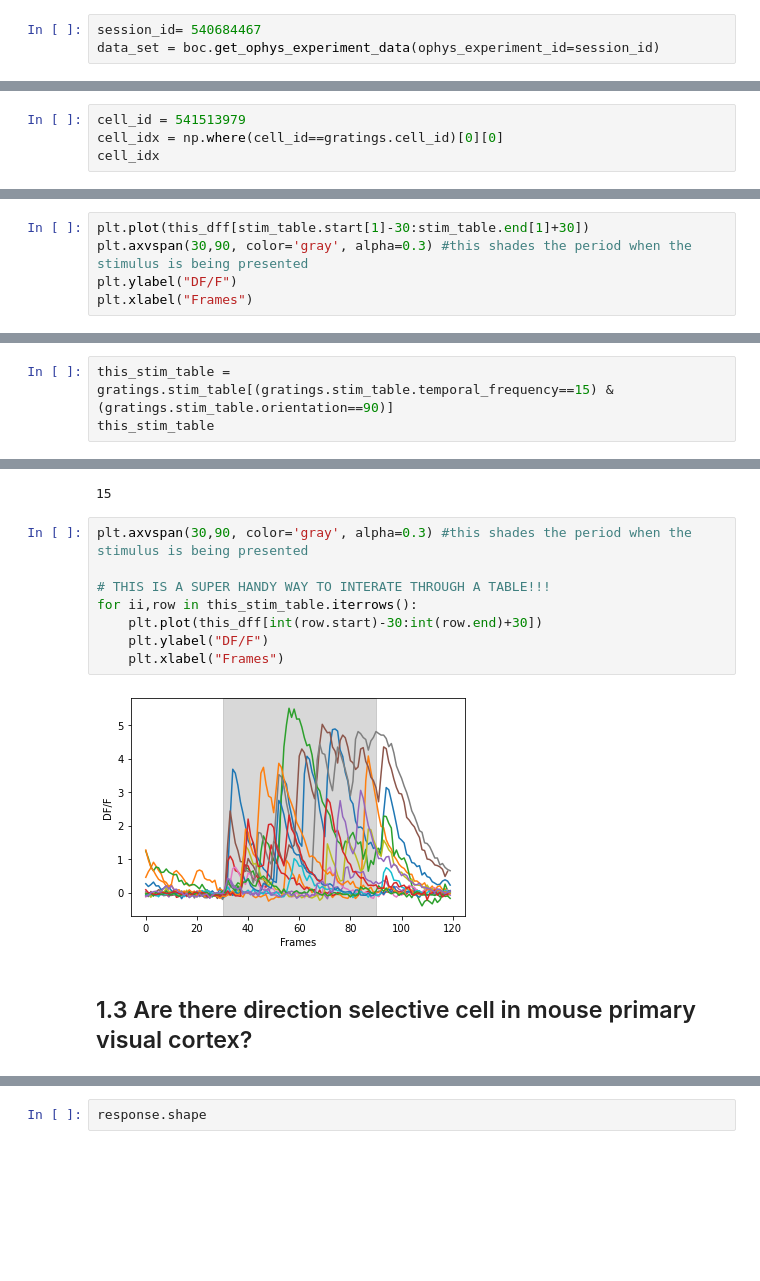
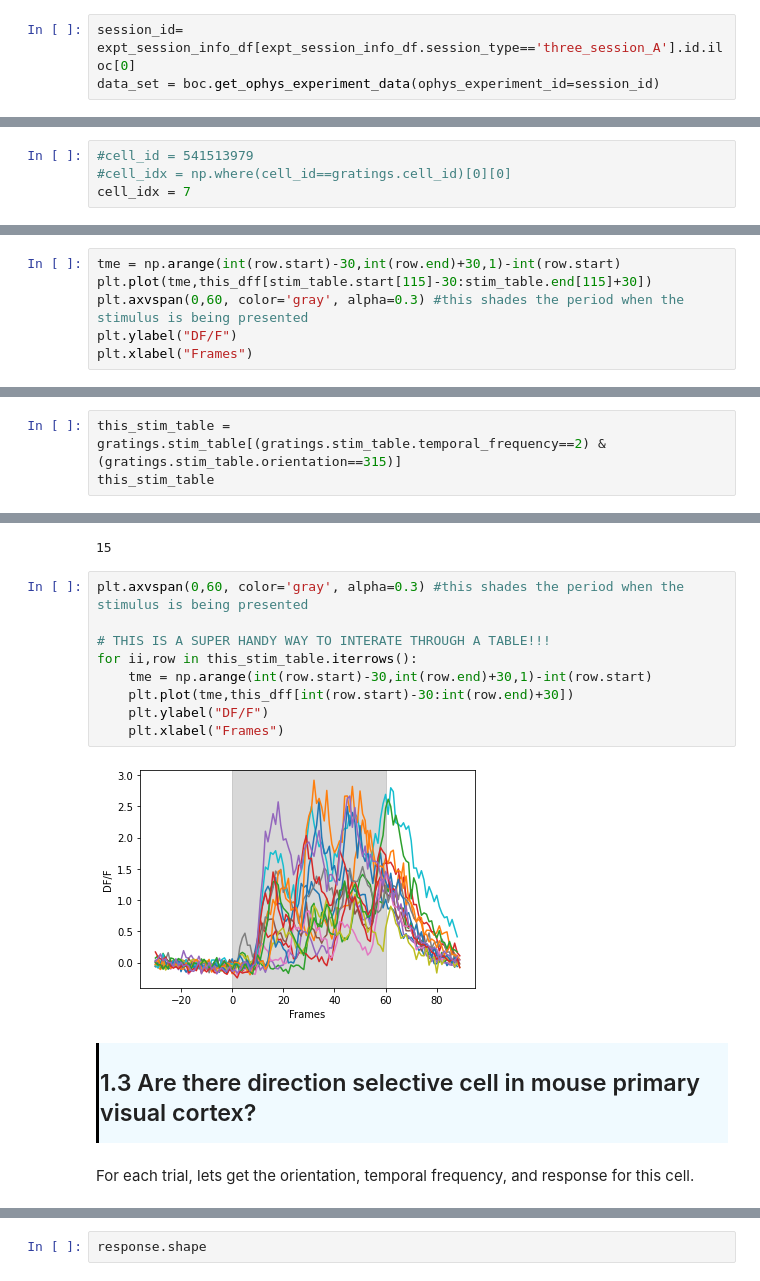
Before and after one commit to ryraut/swdb_2023, a Jupyter notebook: Day1/Day1WorkshopDraft.ipynb, the cells around one changed output, grey strips where cells are left out. Saved outputs shown, nothing was run; the diff lists cells and outputs as text; blank space fills up the shorter version.

```diff
--- a/Day1/Day1WorkshopDraft.ipynb
+++ b/Day1/Day1WorkshopDraft.ipynb
@@ -247,3 +288,3 @@ expt_session_info_df
 # %%
-session_id= 540684467
+session_id= expt_session_info_df[expt_session_info_df.session_type=='three_session_A'].id.iloc[0]
 data_set = boc.get_ophys_experiment_data(ophys_experiment_id=session_id)
@@ -320,4 +369,4 @@ gratings.dfftraces.shape
 # %%
-cell_id = 541513979
-cell_idx = np.where(cell_id==gratings.cell_id)[0][0]
-cell_idx
+#cell_id = 541513979
+#cell_idx = np.where(cell_id==gratings.cell_id)[0][0]
+cell_idx = 7
@@ -370,6 +425,7 @@ Text(0.5, 0, 'Frames')
 # %%
-plt.plot(this_dff[stim_table.start[1]-30:stim_table.end[1]+30])
-plt.axvspan(30,90, color='gray', alpha=0.3) #this shades the period when the stimulus is being presented
+tme = np.arange(int(row.start)-30,int(row.end)+30,1)-int(row.start)
+plt.plot(tme,this_dff[stim_table.start[115]-30:stim_table.end[115]+30])
+plt.axvspan(0,60, color='gray', alpha=0.3) #this shades the period when the stimulus is being presented
 plt.ylabel("DF/F")
 plt.xlabel("Frames")
 # %% [output]
@@ -378,5 +445,5 @@ Text(0.5, 0, 'Frames')
 # %%
-this_stim_table = gratings.stim_table[(gratings.stim_table.temporal_frequency==15) & (gratings.stim_table.orientation==90)]
+this_stim_table = gratings.stim_table[(gratings.stim_table.temporal_frequency==2) & (gratings.stim_table.orientation==315)]
 this_stim_table
 # %% [output]
 |  | temporal_frequency | orientation | blank_sweep | start | end |
@@ -400,17 +467,22 @@ len(this_stim_table)
 # %% [output]
 15
 # %%
-plt.axvspan(30,90, color='gray', alpha=0.3) #this shades the period when the stimulus is being presented
+plt.axvspan(0,60, color='gray', alpha=0.3) #this shades the period when the stimulus is being presented
 
 # THIS IS A SUPER HANDY WAY TO INTERATE THROUGH A TABLE!!!
 for ii,row in this_stim_table.iterrows():
-    plt.plot(this_dff[int(row.start)-30:int(row.end)+30])
+    tme = np.arange(int(row.start)-30,int(row.end)+30,1)-int(row.start)
+    plt.plot(tme,this_dff[int(row.start)-30:int(row.end)+30])
     plt.ylabel("DF/F")
     plt.xlabel("Frames")
 # %% [output]
-[figure, old version]
+[figure, new version]
 # %% [markdown]
+<div style="border-left: 3px solid #000; padding: 1px; padding-left: 10px; background: #F0FAFF; ">
+
 ## 1.3 Are there direction selective cell in mouse primary visual cortex?
+# %% [markdown]
+For each trial, lets get the orientation, temporal frequency, and response for this cell.
 # %%
 orientation = np.zeros((len(stim_table)))
 temp_freq = np.zeros((len(stim_table)))
```
Also changed, not shown: parts of 98 cells of this notebook, 1 other file.
